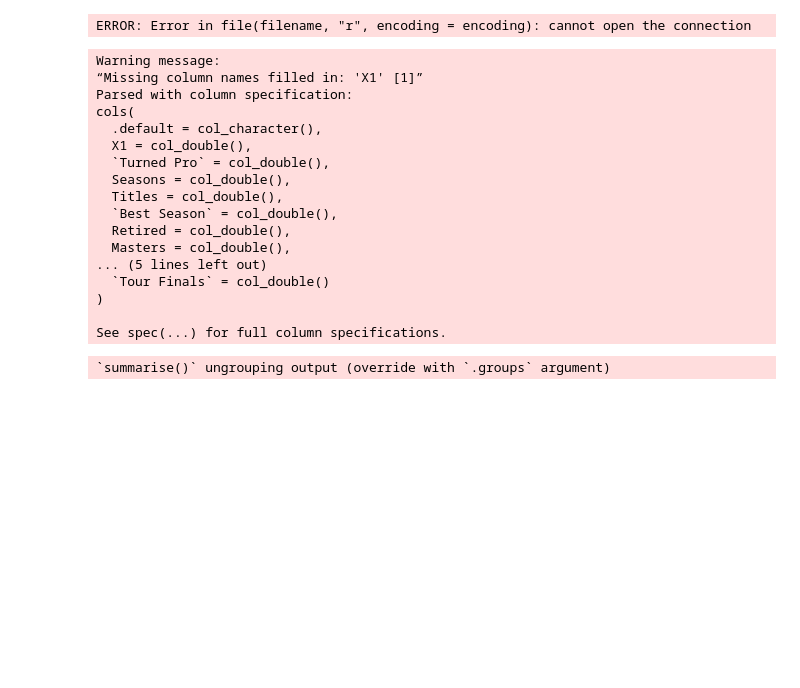
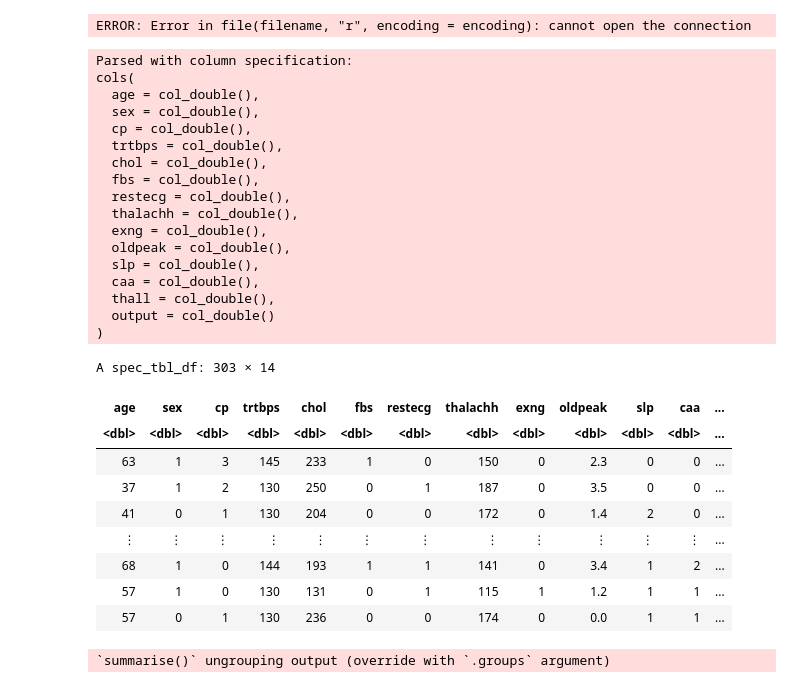
Before and after one commit to AlexLuo602/group26v2, a Jupyter notebook: Proposal.ipynb, the cells around one changed output. Saved outputs shown, nothing was run; the diff lists cells and outputs as text; code cells hidden in the pictures; blank space fills up the shorter version.

Commit message:
Loaded in heart csv

```diff
--- a/Proposal.ipynb
+++ b/Proposal.ipynb
@@ -26,33 +26,40 @@ Warning message:
 Warning message in file(filename, "r", encoding = encoding):
 “cannot open file 'tests.R': No such file or directory”
 ERROR: Error in file(filename, "r", encoding = encoding): cannot open the connection
-# %%
-url <- "https://drive.google.com/uc?export=download&id=1_MECmUXZuuILYeEOfonSGqodW6qVdhsS"
-
-download.file(url, destfile = "data/playerStats.csv")
-
-test_csv <- read_csv("data/playerStats.csv")
-#     mutate(Age = substr(Age, 1, 2))
-
-colnames(test_csv) <- make.names(colnames(test_csv))
-
-# test_csv
-# %% [output]
-Warning message:
-“Missing column names filled in: 'X1' [1]”
-Parsed with column specification:
-cols(
-  .default = col_character(),
-  X1 = col_double(),
-  `Turned Pro` = col_double(),
-  Seasons = col_double(),
-  Titles = col_double(),
-  `Best Season` = col_double(),
-  Retired = col_double(),
-  Masters = col_double(),
-... (5 lines left out)
-  `Tour Finals` = col_double()
-)
-
-See spec(...) for full column specifications.
+# %%
+url <- "https://raw.githubusercontent.com/AlexLuo602/group26v2/main/heart.csv"
+
+download.file(url, destfile = "heart.csv")
+
+heart_csv <- read_csv("heart.csv")
+
+heart_csv
+# %% [output]
+Parsed with column specification:
+cols(
+  age = col_double(),
+  sex = col_double(),
+  cp = col_double(),
+  trtbps = col_double(),
+  chol = col_double(),
+  fbs = col_double(),
+  restecg = col_double(),
+  thalachh = col_double(),
+  exng = col_double(),
+  oldpeak = col_double(),
+  slp = col_double(),
+  caa = col_double(),
+  thall = col_double(),
+  output = col_double()
+)
+A spec_tbl_df: 303 × 14
+| age | sex | cp | trtbps | chol | fbs | restecg | thalachh | exng | oldpeak | slp | caa | ... |
+| <dbl> | <dbl> | <dbl> | <dbl> | <dbl> | <dbl> | <dbl> | <dbl> | <dbl> | <dbl> | <dbl> | <dbl> | ... |
+| 63 | 1 | 3 | 145 | 233 | 1 | 0 | 150 | 0 | 2.3 | 0 | 0 | ... |
+| 37 | 1 | 2 | 130 | 250 | 0 | 1 | 187 | 0 | 3.5 | 0 | 0 | ... |
+| 41 | 0 | 1 | 130 | 204 | 0 | 0 | 172 | 0 | 1.4 | 2 | 0 | ... |
+| ⋮ | ⋮ | ⋮ | ⋮ | ⋮ | ⋮ | ⋮ | ⋮ | ⋮ | ⋮ | ⋮ | ⋮ | ... |
+| 68 | 1 | 0 | 144 | 193 | 1 | 1 | 141 | 0 | 3.4 | 1 | 2 | ... |
+| 57 | 1 | 0 | 130 | 131 | 0 | 1 | 115 | 1 | 1.2 | 1 | 1 | ... |
+| 57 | 0 | 1 | 130 | 236 | 0 | 0 | 174 | 0 | 0.0 | 1 | 1 | ... |
 # %%
```
Also changed, not shown: parts of 1 cell of this notebook.
